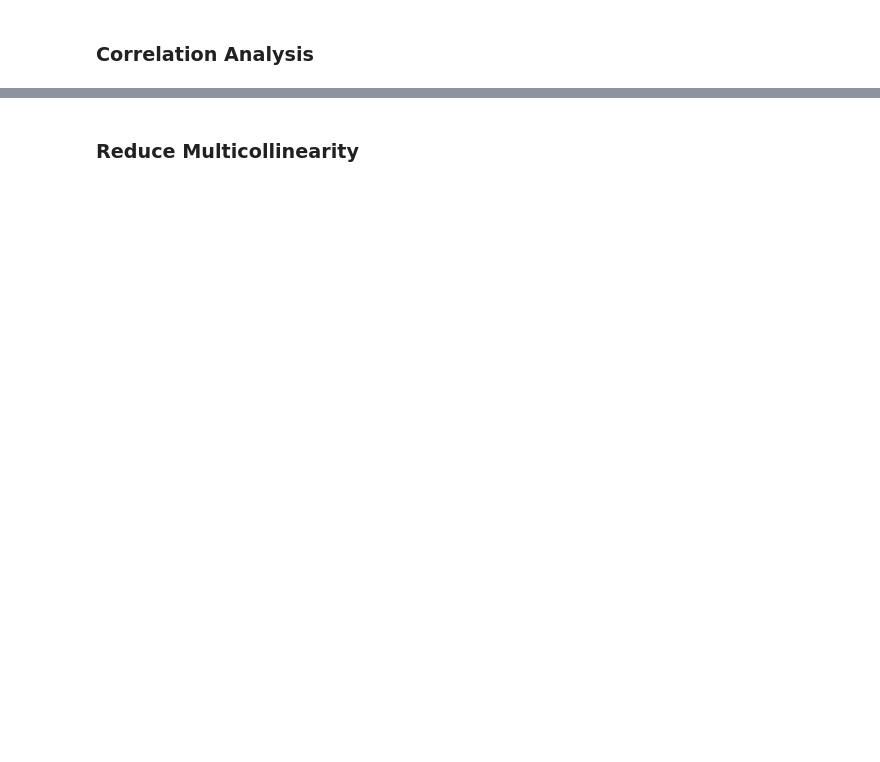
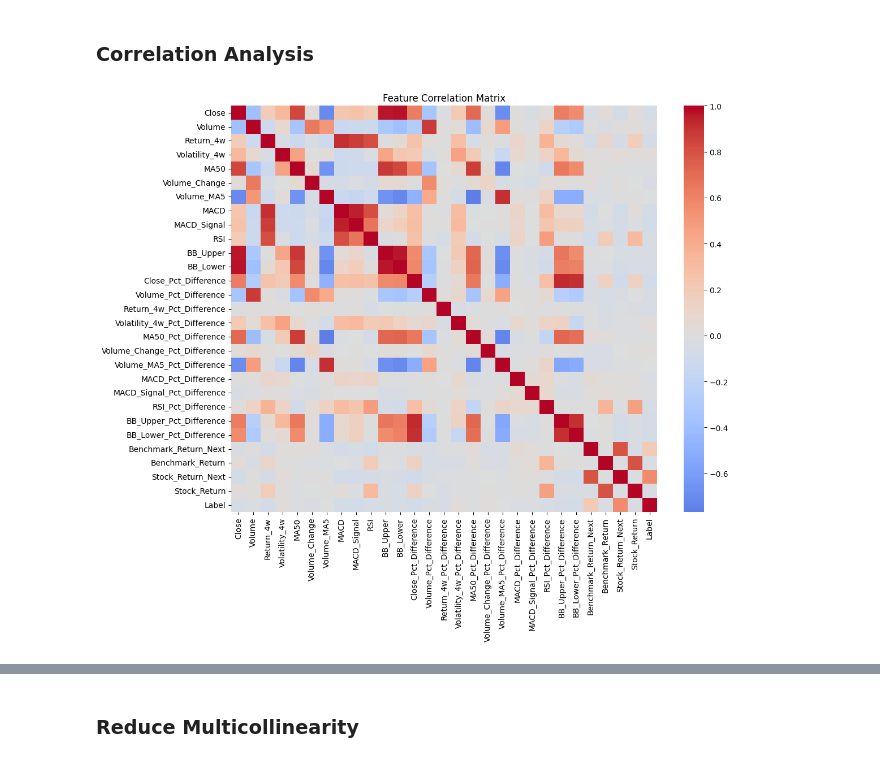
Before and after one commit to PEEMAI2004/CPE-232-Project, a Jupyter notebook: Portfolio Management Project Using Random Forest.ipynb, the cells around one changed output, grey strips where cells are left out. Saved outputs shown, nothing was run; the diff lists cells and outputs as text; code cells hidden in the pictures; blank space fills up the shorter version.

```diff
--- a/Portfolio Management Project Using Random Forest.ipynb
+++ b/Portfolio Management Project Using Random Forest.ipynb
@@ -51,4 +45,4 @@ stock_df = stock_df[stock_df["Symbol"].isin(all_symbols)]
 
 
 # Drop any rows with symbol that match the benchmark symbol
-stock_df = stock_df[stock_df["Symbol"] != benchmark_symbol]
+# stock_df = stock_df[stock_df["Symbol"] != benchmark_symbol]
@@ -62,15 +58,15 @@ def add_technical_indicators(df):
         sub = df[df["Symbol"] == symbol].sort_values("Date").copy()
 
         # Momentum: past 1-week and 4-week returns
-        sub["Return_1w"] = sub["Close"].pct_change(1*7)
+        # sub["Return_1w"] = sub["Close"].pct_change(1*7)
         sub["Return_4w"] = sub["Close"].pct_change(4*7)
 
         # Volatility: Rolling std dev
         sub["Volatility_4w"] = sub["Close"].rolling(window=4*7).std()
 
         # Moving averages
-        sub['MA5'] = sub['Close'].rolling(window=5*7).mean()
-        sub['MA20'] = sub['Close'].rolling(window=20*7).mean()
+        # sub['MA5'] = sub['Close'].rolling(window=5*7).mean()
+        # sub['MA20'] = sub['Close'].rolling(window=20*7).mean()
         sub['MA50'] = sub['Close'].rolling(window=50*7).mean()
 
         # Volume indicators
@@ -90,13 +86,12 @@ def add_technical_indicators(df):
         sub["BB_Upper"] = bb.bollinger_hband()
         sub["BB_Lower"] = bb.bollinger_lband()
 
-        #
-
         result.append(sub)
 
     features_df = pd.concat(result).reset_index(drop=True)
+    features_df.drop(columns=["Low", "High", "Open"], inplace=True)
     return features_df
-
-features_df = add_technical_indicators(stock_df)
+indicator_with_feature = add_technical_indicators(stock_df[stock_df["Symbol"] == benchmark_symbol])
+features_df = add_technical_indicators(stock_df[stock_df["Symbol"] != benchmark_symbol])
 features_df = features_df.dropna()
 features_df.head()
@@ -103,7 +105,19 @@ features_df.head()
 # %% [markdown]
 ### Create Outperformance Label
 # %%
-def create_outperformance_labels(features_df, benchmark_df):
+def create_outperformance_labels(features_df, benchmark_df, indicator_with_feature):
+    # list all features from the features_df
+    feature_columns = features_df.columns.tolist()
+    print("Feature columns:", feature_columns)
+    print("Benchmark columns:", indicator_with_feature.columns.tolist())
+
+    for feature in feature_columns:
+        if feature not in ["Date", "Symbol", "Benchmark_Return_Next", "Benchmark_Return"] and features_df[feature].dtype != 'object':
+            if feature in indicator_with_feature.columns:
+                features_df[f"{feature}_Pct_Difference"] = (features_df[feature] - indicator_with_feature[feature].shift(1)) / indicator_with_feature[feature].shift(1)
+            else:
+                print(f"Warning: Feature '{feature}' not found in indicator_with_feature. Skipping.")
+
     # Calculate future return for S&P 500
     benchmark_df["Benchmark_Return_Next"] = benchmark_df["Close"].pct_change().shift(-1)
 
@@ -124,9 +138,6 @@ def create_outperformance_labels(features_df, benchmark_df):
 
     df.dropna(inplace=True)
 
-    # Calculate this week's pct return over to the benchmark
-    df["Pct_Difference"] = (df["Stock_Return"] - df["Benchmark_Return"]) / df["Benchmark_Return"]
-
     # Label = 1 if stock outperforms benchmark, else 0
     df["Label"] = (df["Stock_Return_Next"] > df["Benchmark_Return_Next"]).astype(int)
 
@@ -136,5 +147,5 @@ def create_outperformance_labels(features_df, benchmark_df):
 benchmark_df = pd.read_csv("stock_sector_data.csv", usecols=["Date", "Symbol", "Close"])
 benchmark_df = benchmark_df[benchmark_df["Symbol"] == benchmark_symbol].reset_index(drop=True)
 
-labeled_df = create_outperformance_labels(features_df, benchmark_df)
+labeled_df = create_outperformance_labels(features_df, benchmark_df, indicator_with_feature)
 labeled_df.tail()
@@ -166,8 +187,9 @@ def preprocess_data(df):
     return X_scaled, y
 # %%
 # Split the data: train up to 2023, test after
-train_data = labeled_df[labeled_df["Date"] < "2024-11-01"]
-test_data = labeled_df[labeled_df["Date"] >= "2024-11-01"]
+# train_data = labeled_df[labeled_df["Date"] < "2024-11-01"]
+# test_data = labeled_df[labeled_df["Date"] >= "2024-11-01"]
+train_data, test_data = train_test_split(labeled_df, test_size=0.2, random_state=42, stratify=labeled_df["Label"])
 
 X_train, y_train = preprocess_data(train_data)
 X_test, y_test = preprocess_data(test_data)
@@ -222,14 +280,17 @@ top_6_features
 ### Correlation Analysis
 # %%
 # Compute correlation matrix on the training features
-exclude_cols = ['Date', 'Symbol', 'Sector', 'Label', 'Stock_Return_Next', 'Benchmark_Return_Next']
+# exclude_cols = ['Date', 'Symbol', 'Sector', 'Label', 'Stock_Return_Next', 'Benchmark_Return_Next']
+exclude_cols = ['Date', 'Symbol', 'Sector']
 
 numeric_cols = [col for col in train_data.columns if col not in exclude_cols and train_data[col].dtype != 'object']
 corr_matrix = train_data[numeric_cols].corr()
 
 # Plot heatmap
 plt.figure(figsize=(12, 10))
 sns.heatmap(corr_matrix, annot=False, cmap='coolwarm', center=0)
 plt.title('Feature Correlation Matrix')
 plt.tight_layout()
 plt.show()
+# %% [output]
+[figure, added]
```
Also changed, not shown: parts of 27 cells of this notebook, 1 other file.
